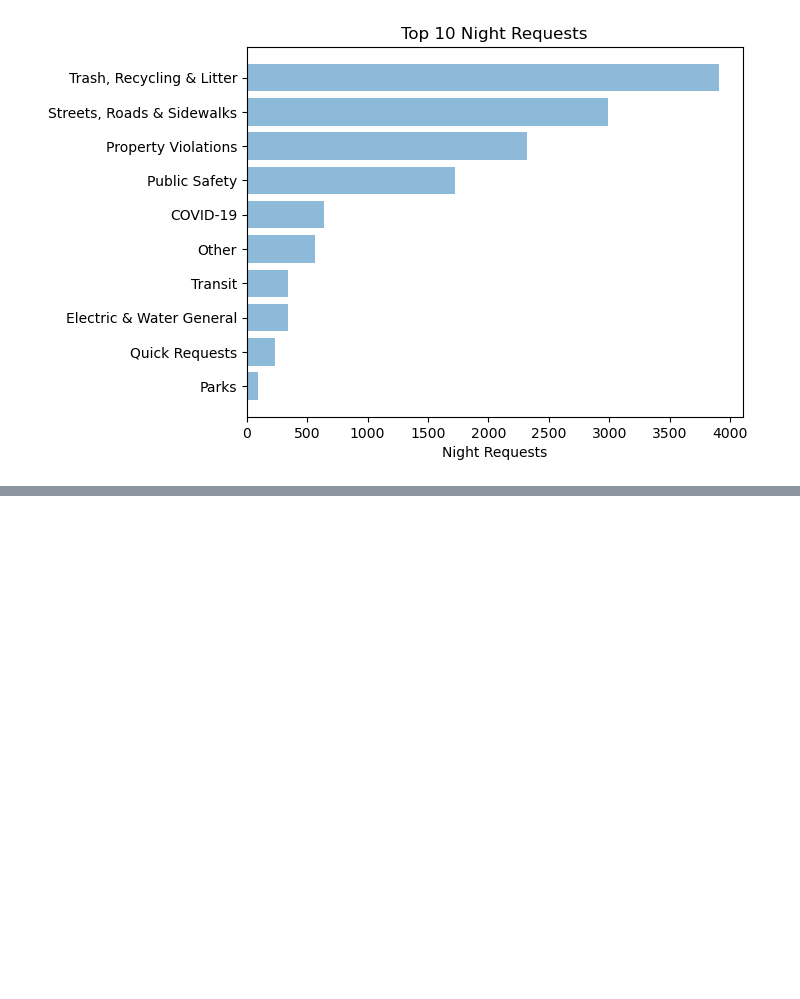
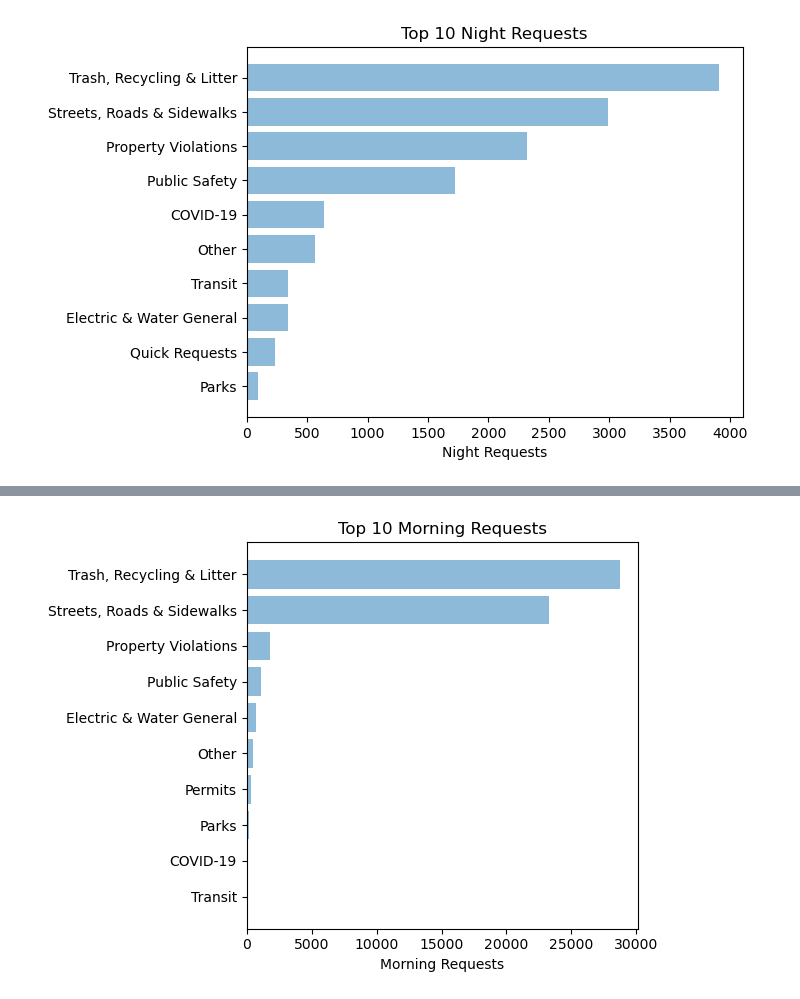
Before and after one commit to bensdata/hubnashville-bobcat, a Jupyter notebook: notebooks/hub_Nashville_311.ipynb, the cells around one changed output, grey strips where cells are left out. Cells and saved outputs as stored; diff of their text form; code cells hidden in the pictures; blank space fills up the shorter version.

```diff
--- a/notebooks/hub_Nashville_311.ipynb
+++ b/notebooks/hub_Nashville_311.ipynb
@@ -519,0 +541,4 @@ array([0, 1, 2, 3, 4, 5, 6, 7, 8, 9])
+# %%
+plot_requests(groupped_request=morning_groupped_request, time_block='Morning', top_n=top_n)
+# %% [output]
+[figure, added]
```
Also changed, not shown: parts of 16 cells of this notebook, 5 other files.
